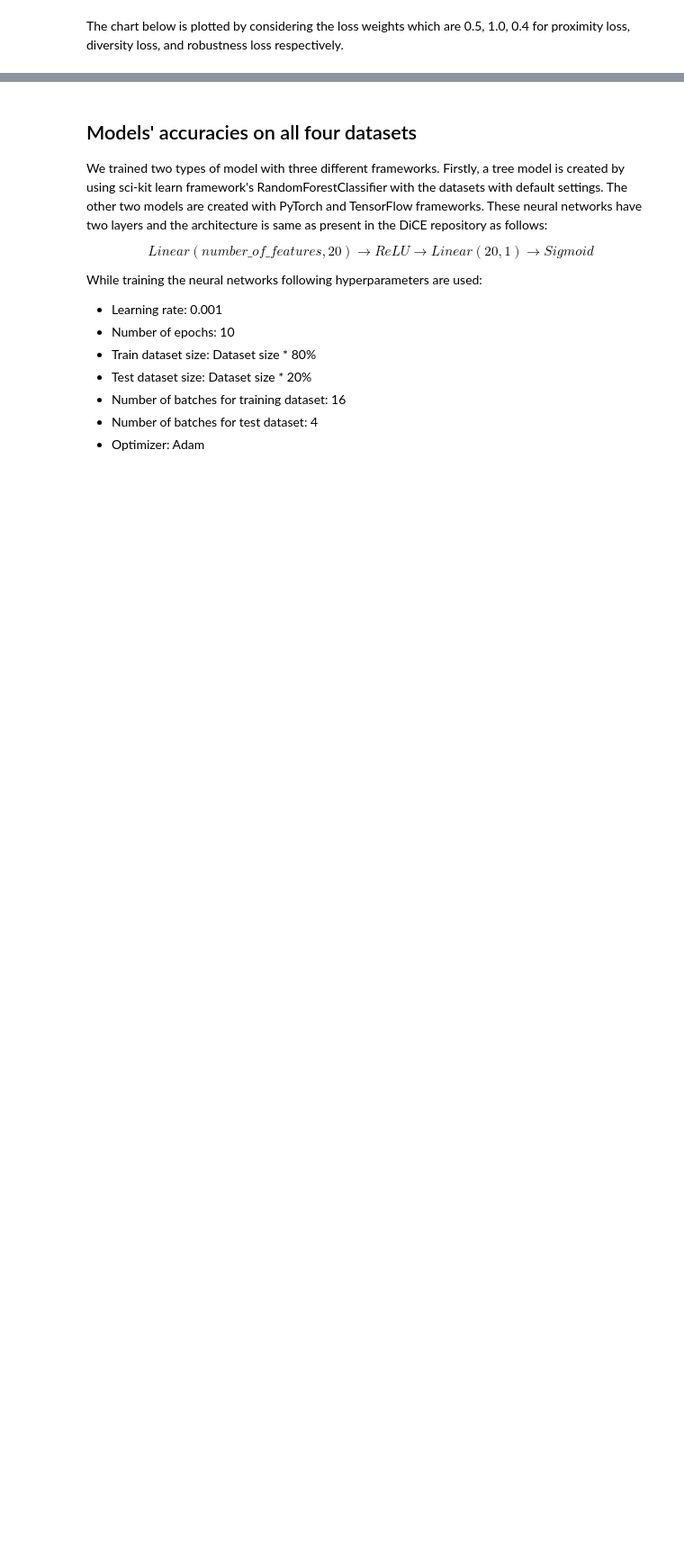
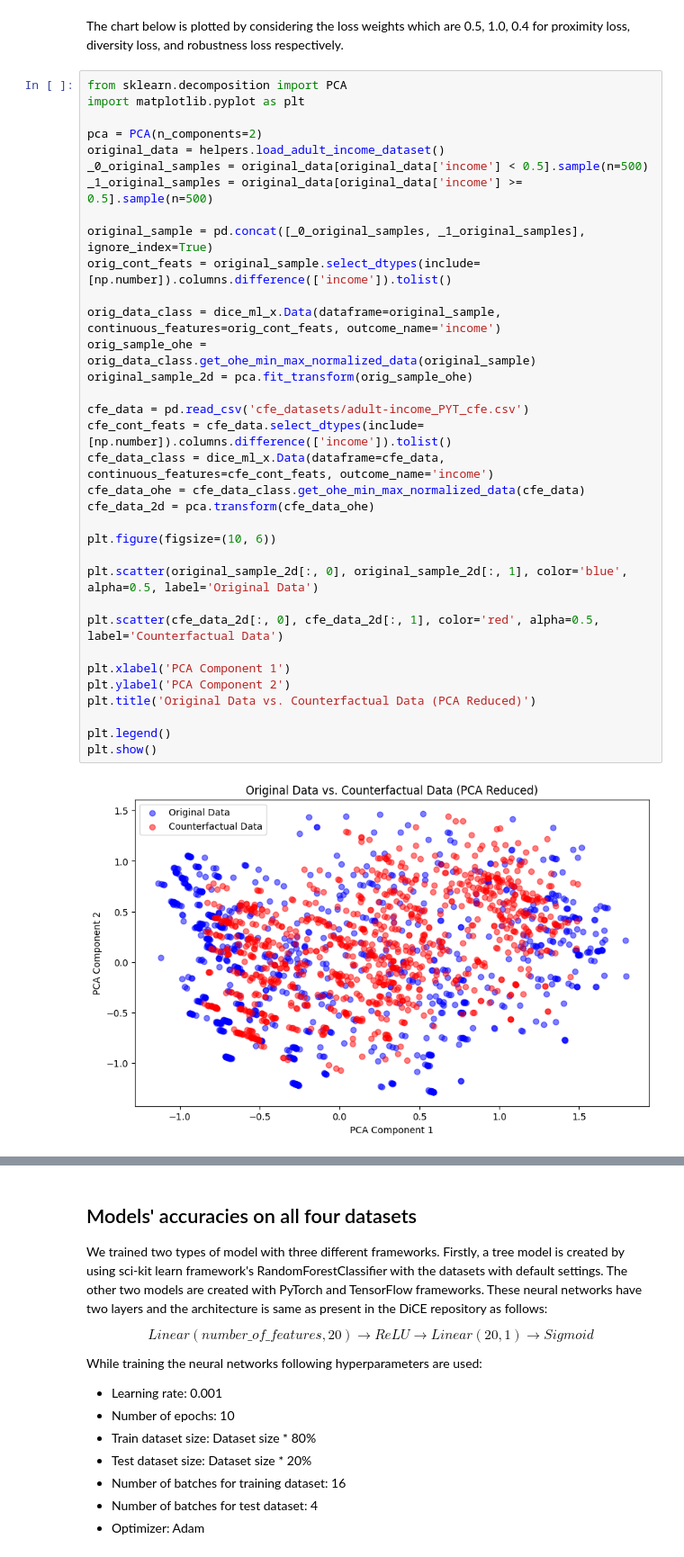
Before and after one commit to Dice-Extended/dice-x, a Jupyter notebook: docs/source/notebooks/Benchmarking_Preliminary_Metrics.ipynb, the cells around one changed output, grey strips where cells are left out. Shown at 90% size. Drawn from its saved outputs; the diff is of its cells as text; blank space fills up the shorter version.

```diff
--- a/docs/source/notebooks/Benchmarking_Preliminary_Metrics.ipynb
+++ b/docs/source/notebooks/Benchmarking_Preliminary_Metrics.ipynb
@@ -1118,2 +1397,38 @@ plt.show()
 # %% [markdown]
 The chart below is plotted by considering the loss weights which are 0.5, 1.0, 0.4 for proximity loss, diversity loss, and robustness loss respectively.
+# %%
+from sklearn.decomposition import PCA
+import matplotlib.pyplot as plt
+
+pca = PCA(n_components=2)
+original_data = helpers.load_adult_income_dataset()
+_0_original_samples = original_data[original_data['income'] < 0.5].sample(n=500)
+_1_original_samples = original_data[original_data['income'] >= 0.5].sample(n=500)
+
+original_sample = pd.concat([_0_original_samples, _1_original_samples], ignore_index=True)
+orig_cont_feats = original_sample.select_dtypes(include=[np.number]).columns.difference(['income']).tolist()
+
+orig_data_class = dice_ml_x.Data(dataframe=original_sample, continuous_features=orig_cont_feats, outcome_name='income')
+orig_sample_ohe = orig_data_class.get_ohe_min_max_normalized_data(original_sample)
+original_sample_2d = pca.fit_transform(orig_sample_ohe)
+
+cfe_data = pd.read_csv('cfe_datasets/adult-income_PYT_cfe.csv')
+cfe_cont_feats = cfe_data.select_dtypes(include=[np.number]).columns.difference(['income']).tolist()
+cfe_data_class = dice_ml_x.Data(dataframe=cfe_data, continuous_features=cfe_cont_feats, outcome_name='income')
+cfe_data_ohe = cfe_data_class.get_ohe_min_max_normalized_data(cfe_data)
+cfe_data_2d = pca.transform(cfe_data_ohe)
+
+plt.figure(figsize=(10, 6))
+
+plt.scatter(original_sample_2d[:, 0], original_sample_2d[:, 1], color='blue', alpha=0.5, label='Original Data')
+
+plt.scatter(cfe_data_2d[:, 0], cfe_data_2d[:, 1], color='red', alpha=0.5, label='Counterfactual Data')
+
+plt.xlabel('PCA Component 1')
+plt.ylabel('PCA Component 2')
+plt.title('Original Data vs. Counterfactual Data (PCA Reduced)')
+
+plt.legend()
+plt.show()
+# %% [output]
+[figure, added]
```
Also changed, not shown: parts of 14 cells of this notebook.
